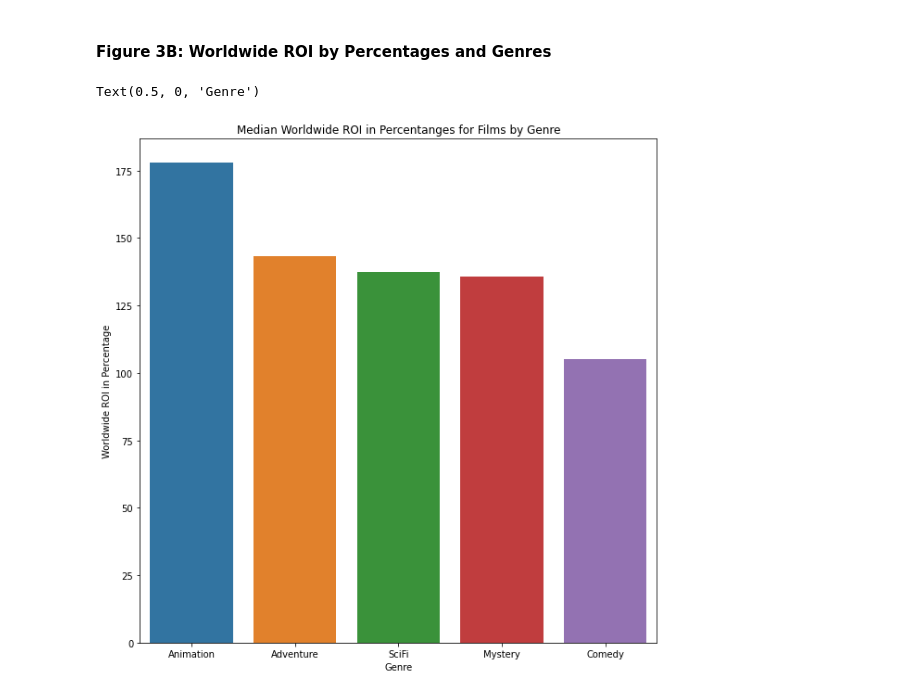
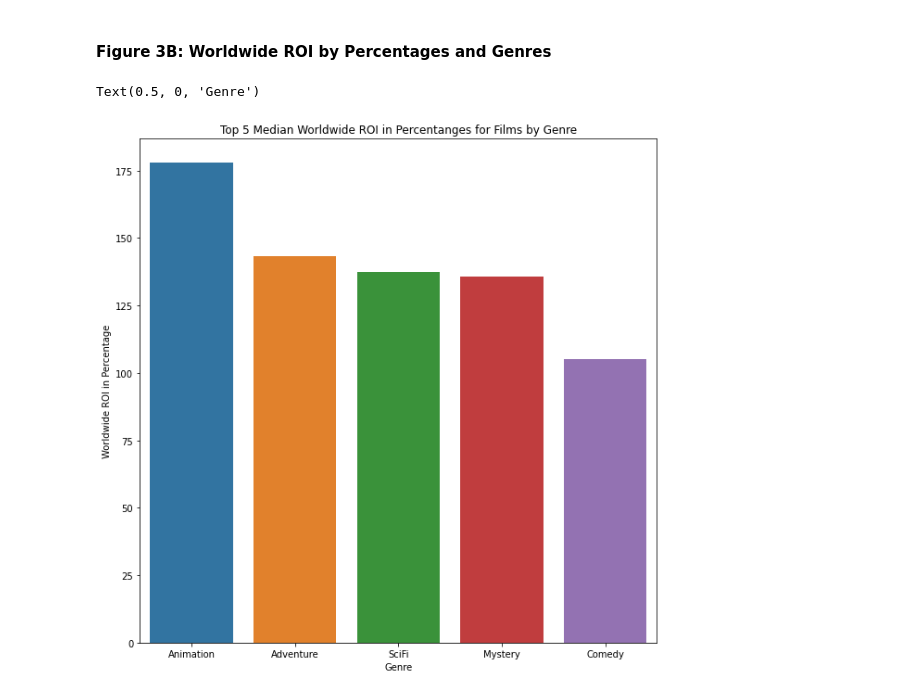
Before and after one commit to sarahadamsjack/phase-1-project-1, a Jupyter notebook: phase-1-main-project.ipynb, the cells around one changed output. Drawn from its saved outputs; the diff is of its cells as text; code cells hidden in the pictures.

Commit message:
added conclusion to genre analysis

```diff
--- a/phase-1-main-project.ipynb
+++ b/phase-1-main-project.ipynb
@@ -342,36 +362,36 @@ Text(0.5, 0, 'Genre')
 #graph 1: Highest worldwide ROI by genre
 fig, ax = plt.subplots(figsize=(10, 10))
 
 
 #setting x and y variables
 y1 = top5_genre_ROI['worldwide_ROI_perc']
 x1 = top5_genre_ROI['genre']
 
 
 #graphing variables
 ax = sns.barplot(x=x1, y=y1, data=top5_genre_ROI)
 
 
 #setting lables and titles
-ax.set_title("Median Worldwide ROI in Percentanges for Films by Genre")
+ax.set_title("Top 5 Median Worldwide ROI in Percentanges for Films by Genre")
 ax.set_ylabel("Worldwide ROI in Percentage")
 ax.set_xlabel("Genre")
 
-#Notes: The genres Fantasy, Music, Musical, Mystery, and War all have sample sizes lower than 5 and should be discounted.
+#Notes: The genres Musical and War both have sample sizes lower than 30 and should be interpreted cautiously.
 #Notes: There are some overlaps between the genres because some movies had multiple genre classifications such as Crime/Drama.
-#Notes: Action, Comedy, Drama, Adventure, and Biography had the largest value counts with 407, 246, 245, 159, and 114, respectively.
-#Notes: Highest Worldwide ROI in descending order was Horror, Animation, SciFi, Mystery, and Adventure with 218.56, 199.62, 195.06, 194.13, and 169.09, respectively
+#Notes: Drama, Comedy, Action, Adventure, and Thriller had the largest value counts with 1058, 638, 509, 395, and 361, respectively.
+#Notes: Highest Worldwide ROI in descending order was Animation, Adventure, SciFi, Mystery, and Comedy with 177.99, 143.29, 137.54, 135.80, and 105.12, respectively
 
 
 #we can also use median as the estimator by doing this:
 #from numpy import median
 #y = master_data['domestic_ROI_perc']
 #x = master_data['release_month']
 
-#ax = sns.barplot(x=x, y=y, data=genre_df_medians, estimator=median).set(title="Median Worldwide ROI in Percentanges for Films by Genre")
+#ax = sns.barplot(x=x, y=y, data=genre_df_medians, estimator=median).set(title="Top 5 Median Worldwide ROI in Percentanges for Films by Genre")
 
 #ax.set_xlabel("Genre")
 #ax.set_ylabel("Worldwide ROI in Percentages")
 # %% [output]
 Text(0.5, 0, 'Genre')
-[figure, old version]
+[figure, new version]
```
Also changed, not shown: parts of 9 cells of this notebook.
